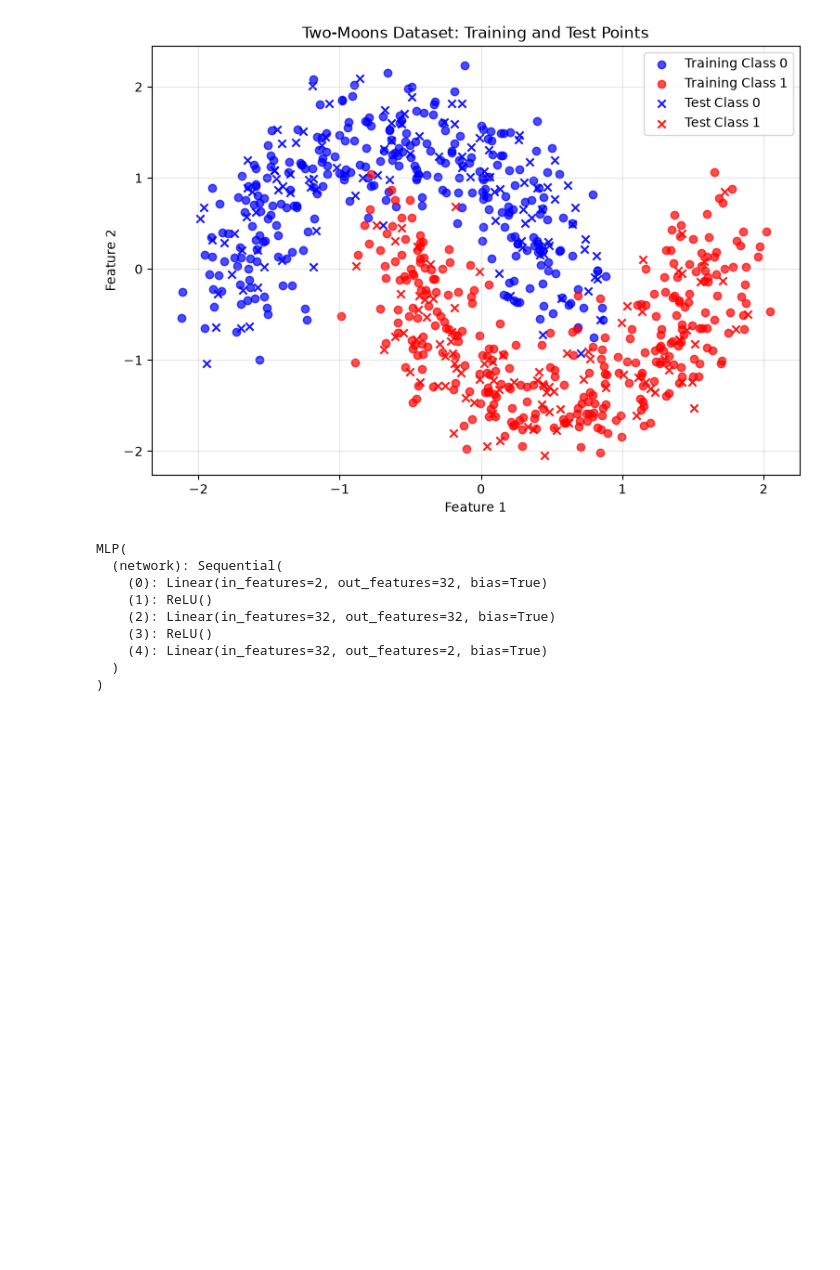
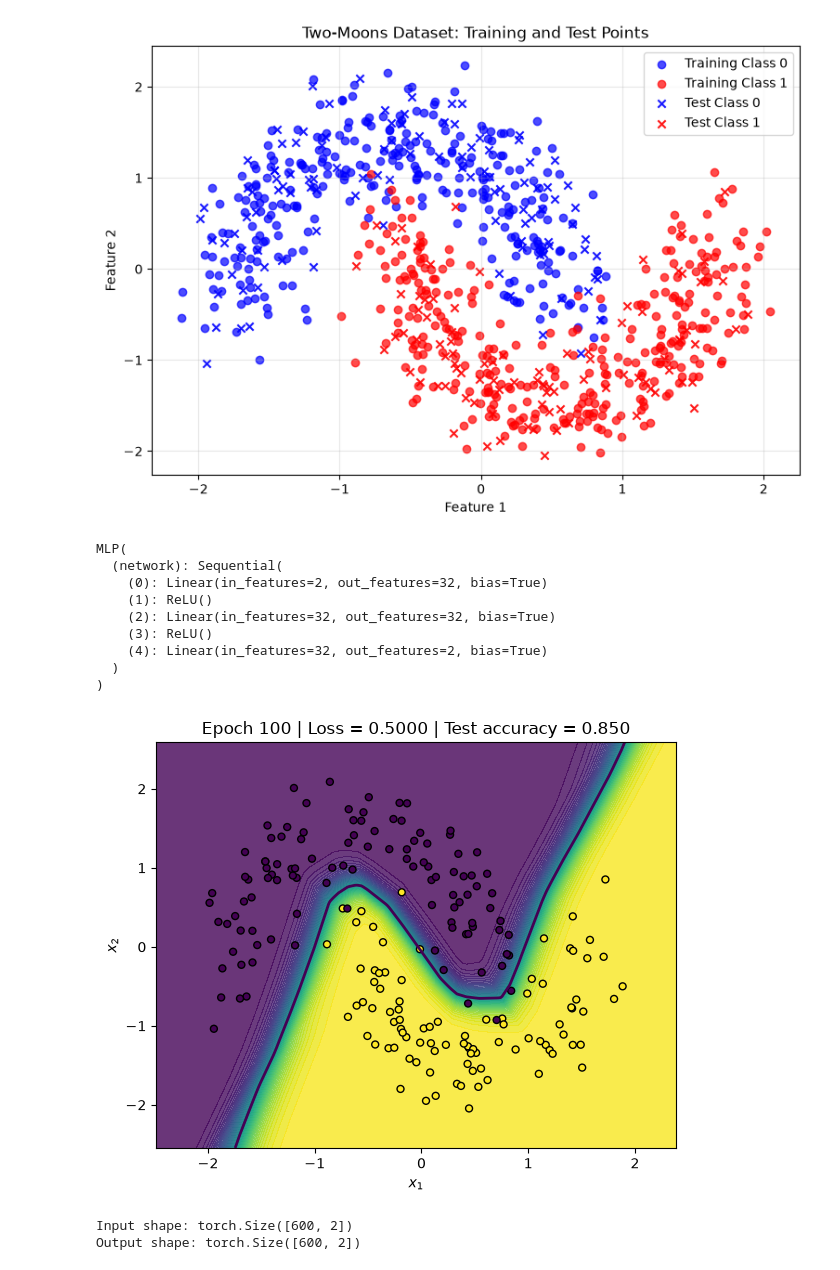
Before and after one commit to Ashishlamichhane4/Scientific_Computing, a Jupyter notebook: Classification_using_pytorch_II/exec4.ipynb, the cells around one changed output. Saved outputs shown, nothing was run; the diff lists cells and outputs as text; code cells hidden in the pictures; blank space fills up the shorter version.

```diff
--- a/Classification_using_pytorch_II/exec4.ipynb
+++ b/Classification_using_pytorch_II/exec4.ipynb
@@ -241,0 +322,20 @@ MLP(
+# %%
+plot_decision_boundary(
+    model=model,
+    X=X_test.numpy(),
+    y=y_test.numpy(),
+    epoch=100,
+    loss=0.5,
+    acc=0.85,
+    show_live=True
+)
+# %% [output]
+[figure, added]
+# %%
+output = model(X_train)
+
+print("Input shape:", X_train.shape)
+print("Output shape:", output.shape)
+# %% [output]
+Input shape: torch.Size([600, 2])
+Output shape: torch.Size([600, 2])
```
Also changed, not shown: parts of 11 cells of this notebook, 3 other files.
